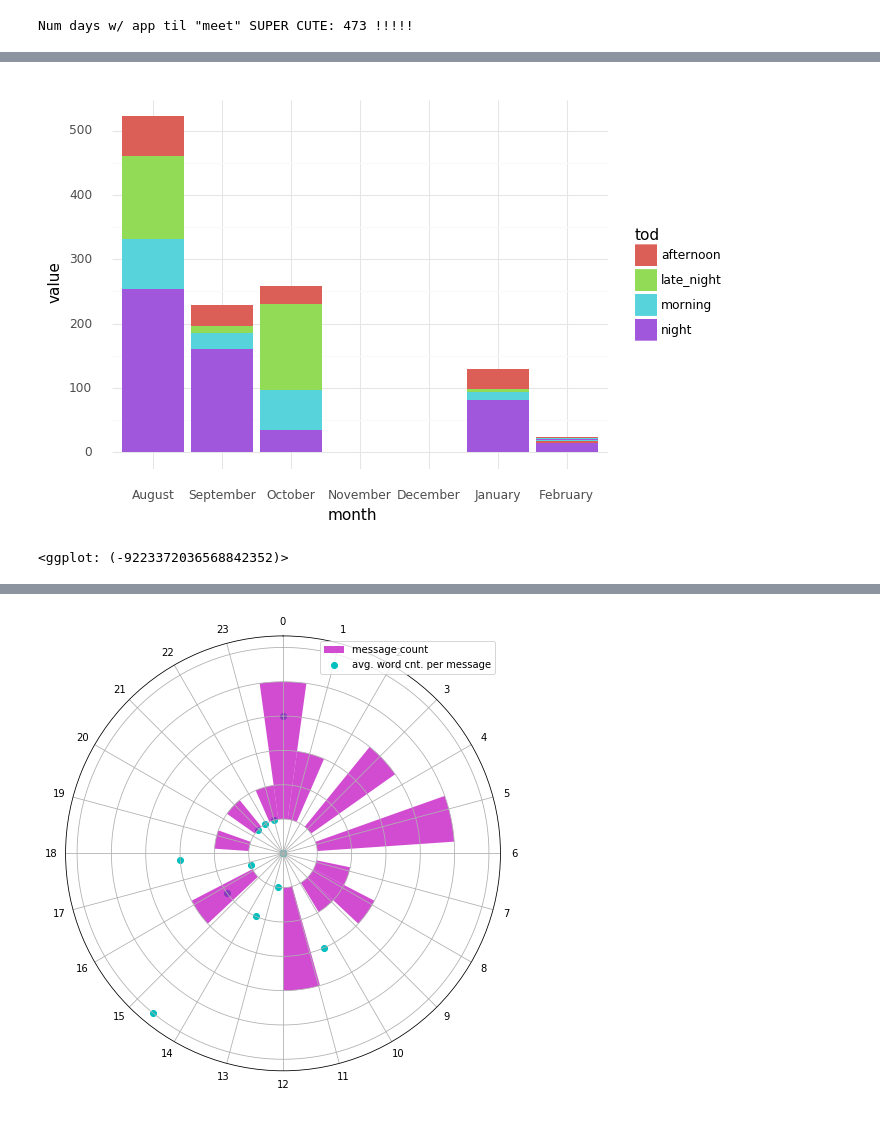
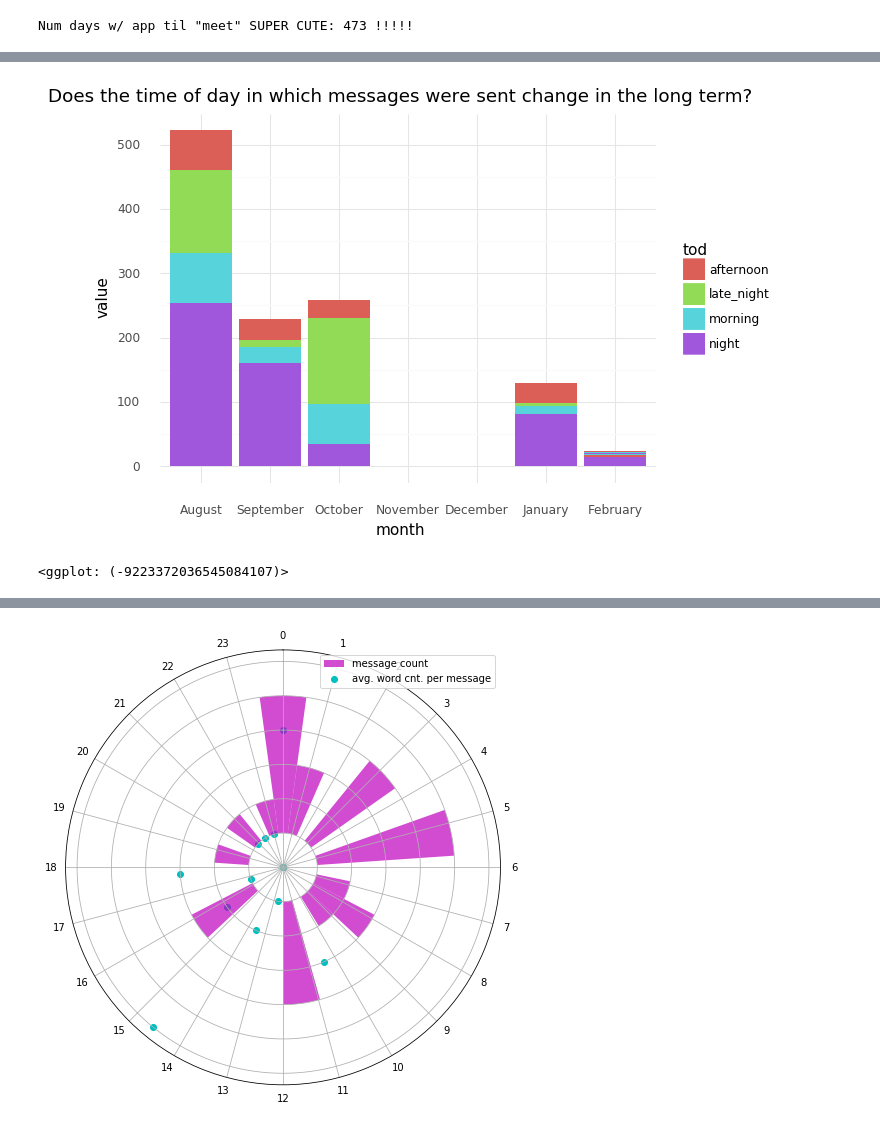
Before and after one commit to katykoenig/personal-data, a Jupyter notebook: my-tinder-data/playing-with-tinder-data.ipynb, the cells around one changed output, grey strips where cells are left out. Cells and saved outputs as stored; diff of their text form; code cells hidden in the pictures.

```diff
--- a/my-tinder-data/playing-with-tinder-data.ipynb
+++ b/my-tinder-data/playing-with-tinder-data.ipynb
@@ -14,8 +19,10 @@ with open('data.json') as f:
     my_data = json.load(f)
 # %%
 layer_one = my_data.keys()
+print('my_data')
 for key in layer_one:
-    print(key)
+    print('  └── ' + key)
     if isinstance(my_data[key], dict):
-        print(my_data[key].keys())
+         for key2 in my_data[key]:
+             print('\t└── ' + key2)
 # %% [output]
@@ -69,6 +83,14 @@ for topic in my_data['Usage']:
 # %%
 def get_month_day_dow(dataframe, date_col):
     '''
+    Converts a date column into three columms of month (str),
+    day (int) and day of week ('dow'; str).
+
+    Inputs:
+        dataframe: a pandas dataframe
+        data_col (str): name of date column
+
+    Outputs: a pandas dataframe with three additional columns
     '''
     dataframe['month'] = dataframe[date_col].dt.month.apply(lambda x: calendar.month_name[x])
     dataframe['day'] = dataframe[date_col].dt.day
@@ -143,7 +174,8 @@ for messenger in my_data['Messages']:
     convo = messenger['messages']
     for i in range(len(convo)):
         message_d['num_words'].append(len(convo[i]['message'].split()))
-        message_d['date'].append(datetime.strptime(convo[i]['sent_date'][5:-4], '%d %b %Y %H:%M:%S').replace(tzinfo=timezone('GMT')))
+        message_d['date'].append(datetime.strptime(convo[i]['sent_date'][5:-4], '%d %b %Y %H:%M:%S'). \
+                                 replace(tzinfo=timezone('GMT')))
         #message_d['dow'].append(convo[i]['sent_date'][:3])
 message_df = pd.DataFrame(message_d)
 message_df['time'] = message_df['date'].apply(lambda x: x.astimezone('US/Central').time())
@@ -155,7 +187,7 @@ message_df['tod'] = message_df['tod'].astype('str').replace('nan', 'late_night')
 message_df['date'] = pd.to_datetime(message_df['date'])
 message_df = get_month_day_dow(message_df, 'date')
 message_df['weekday'] = ~message_df['dow'].isin(['Fri', 'Sat', 'Sun'])
-message_df.head(n=10)
+message_df.head()
 # %% [output]
 |  | num_words | date | time | hour | tod | month | day | dow | weekday |
 | 0 | 11 | 2019-01-30 | 19:54:58 | 19 | night | January | 30 | Wed | True |
@@ -203,7 +232,10 @@ message_df.head()
 # %%
-melted_month = message_df.groupby(['month', 'tod']).agg({'dow': 'count'}).unstack().reset_index().melt(id_vars=['month'])
+melted_month = message_df.groupby(['month', 'tod']).agg({'dow': 'count'}).unstack().reset_index(). \
+                          melt(id_vars=['month'])
 p9.ggplot(melted_month, p9.aes(x='month', y='value', fill='tod')) + p9.geom_col() + \
-p9.scale_x_discrete(limits=['August', 'September', 'October', 'November', 'December', 'January', 'February']) + p9.theme_minimal()
+          p9.scale_x_discrete(limits=['August', 'September', 'October', 'November', 'December',
+                                      'January', 'February']) + p9.theme_minimal() + \
+          p9.ggtitle('Does the time of day in which messages were sent change in the long term?')
 # %% [output]
-[figure, old version]
+[figure, new version]
-<ggplot: (-9223372036568842352)>
+<ggplot: (-9223372036545084107)>
```
Also changed, not shown: parts of 34 cells of this notebook.
